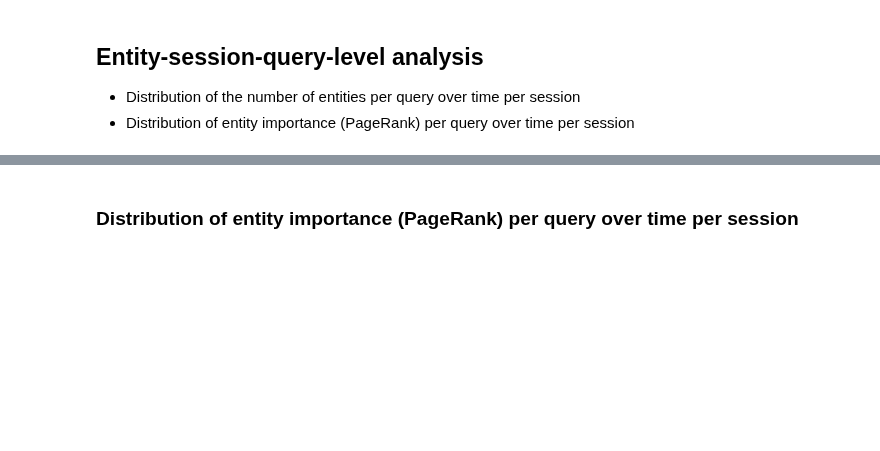
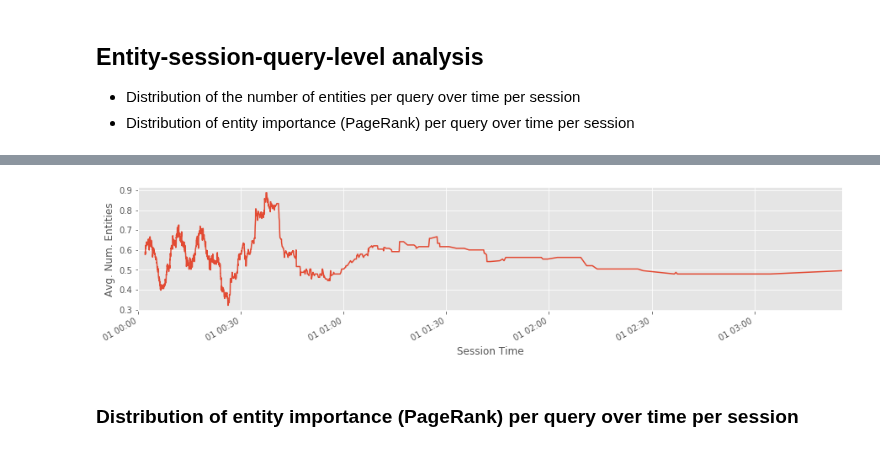
Before and after one commit to feup-infolab/army-ant, a Jupyter notebook: notebooks/query_log_analysis/query_log_analysis.ipynb, the cells around one changed output, grey strips where cells are left out. Drawn from its saved outputs; the diff is of its cells as text; code cells hidden in the pictures; blank space fills up the shorter version.

Commit message:
ECIR 2020 Qlog: Added the plot for average number of entities per session over time.

```diff
--- a/notebooks/query_log_analysis/query_log_analysis.ipynb
+++ b/notebooks/query_log_analysis/query_log_analysis.ipynb
@@ -2331,14 +2327,25 @@ df_bc['bc_sg'].corr(df_bc['bc_cg'])
 # %%
-# FIXME
 entities_per_query_per_session = pd.DataFrame(qlog[['query', 'session_id', 'entities', 'timestamp']])
-entities_per_query_per_session['entities'] = entities_per_query_per_session['entities'].map(lambda e: len(e) if e else 0)
 
-entities_per_query_per_session \
-    .groupby(['session_id', 'timestamp']) \
+entities_per_query_per_session['entities'] = \
+    entities_per_query_per_session['entities'].map(lambda e: len(e) if e else 0)
+
+entities_per_query_per_session['delta_time'] = entities_per_query_per_session[['session_id', 'timestamp']] \
+    .groupby('session_id') \
+    .transform(lambda x: x - x.min())
+
+entities_per_query_per_session = entities_per_query_per_session \
+    .groupby(['session_id', 'delta_time']) \
     .sum() \
-    .reset_index() \
-    .plot(kind='line', x='timestamp', y='entities', legend=False)
-plt.xlabel('Time')
-plt.ylabel('Number of Entities')
-plt.show()
+    .reset_index()[['delta_time', 'entities']] \
+    .groupby('delta_time') \
+    .mean() \
+    .rolling(window=120) \
+    .mean()
+
+entities_per_query_per_session.index = pd.to_datetime(
+    entities_per_query_per_session.index.map(lambda t: int(t.total_seconds())),
+    unit='s')
+
+entities_per_query_per_session
 # %% [output]
@@ -2346,2 +2364,10 @@ plt.show()
+# %%
+entities_per_query_per_session \
+    .plot(kind='line', legend=False)
+plt.xlabel('Session Time')
+plt.ylabel('Avg. Num. Entities')
+plt.show()
+# %% [output]
+[figure, added]
 # %% [markdown]
 ### Distribution of entity importance (PageRank) per query over time per session
```
Also changed, not shown: parts of 18 cells of this notebook.
